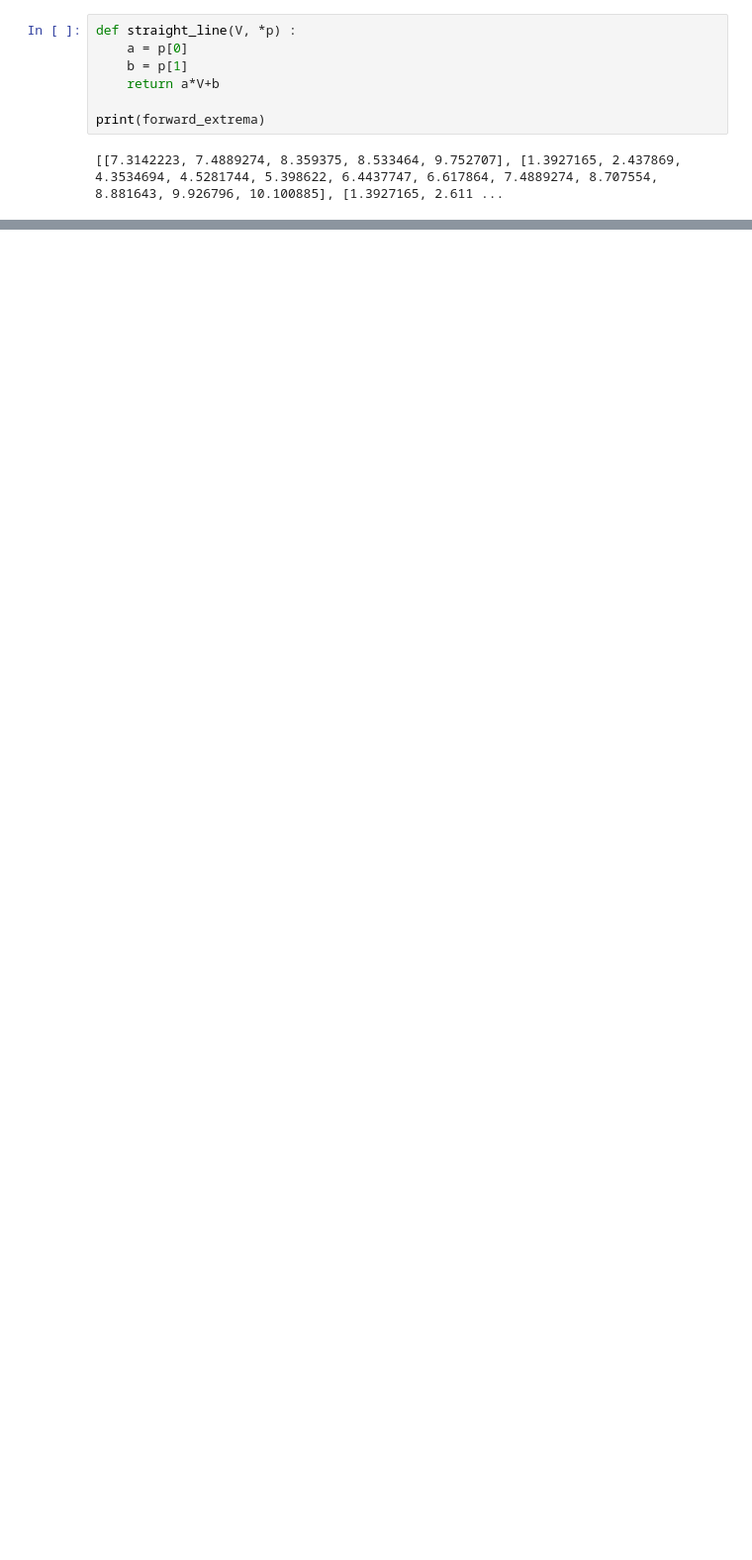
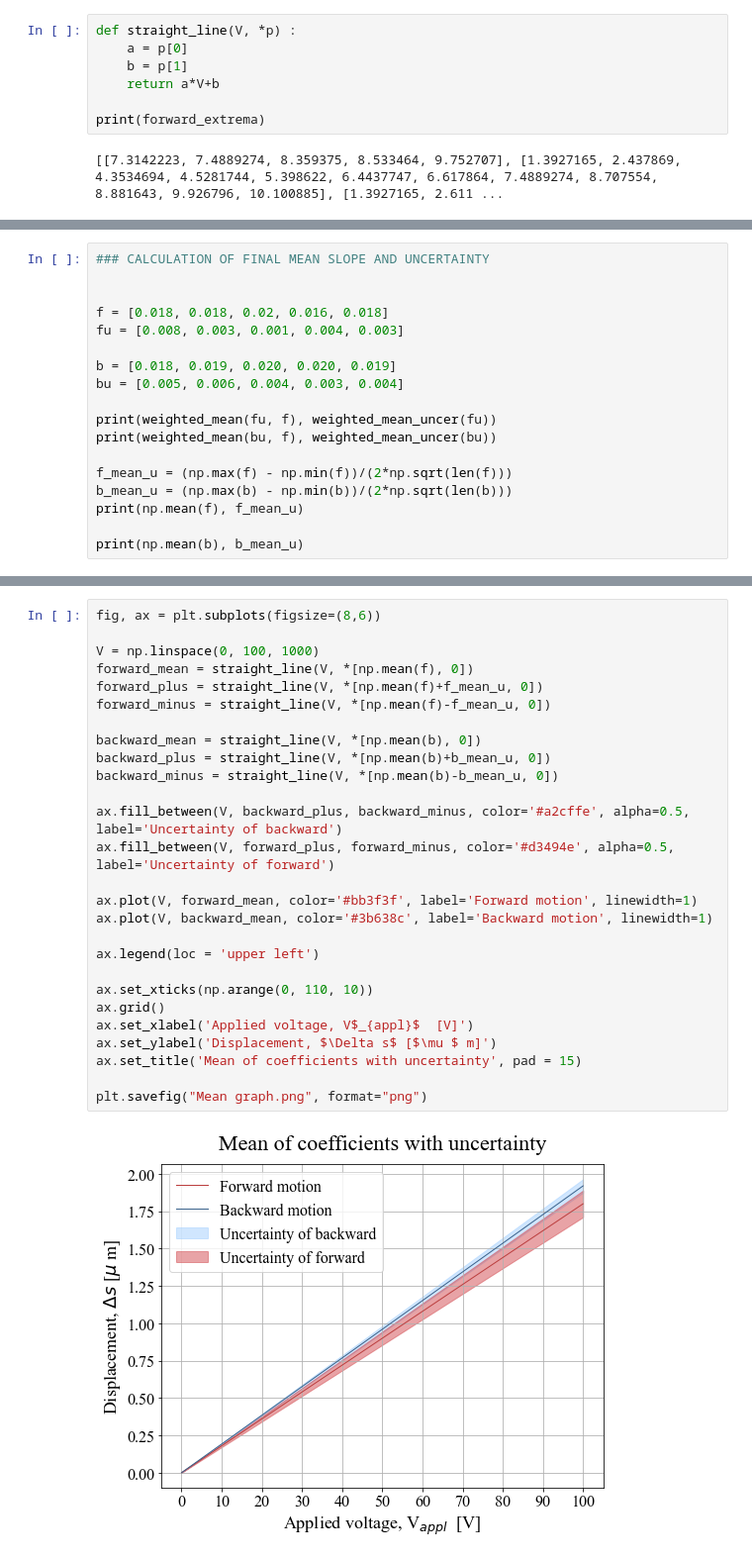
Before and after one commit to Neub28/Experimentel-Physics-2, a Jupyter notebook: Michelson-interferometer/Nicolai/Databehandling dag 1.ipynb, the cells around one changed output, grey strips where cells are left out. Shown at 99% size. Cells and saved outputs as stored; diff of their text form; blank space fills up the shorter version.

```diff
--- a/Michelson-interferometer/Nicolai/Databehandling dag 1.ipynb
+++ b/Michelson-interferometer/Nicolai/Databehandling dag 1.ipynb
@@ -600,0 +626,18 @@ ax[1].set_title("Backward motion", pad = 10)
+# %%
+### CALCULATION OF FINAL MEAN SLOPE AND UNCERTAINTY
+
+
+f = [0.018, 0.018, 0.02, 0.016, 0.018]
+fu = [0.008, 0.003, 0.001, 0.004, 0.003]
+
+b = [0.018, 0.019, 0.020, 0.020, 0.019]
+bu = [0.005, 0.006, 0.004, 0.003, 0.004]
+
+print(weighted_mean(fu, f), weighted_mean_uncer(fu))
+print(weighted_mean(bu, f), weighted_mean_uncer(bu))
+
+f_mean_u = (np.max(f) - np.min(f))/(2*np.sqrt(len(f)))
+b_mean_u = (np.max(b) - np.min(b))/(2*np.sqrt(len(b)))
+print(np.mean(f), f_mean_u)
+
+print(np.mean(b), b_mean_u)
@@ -600,0 +649,29 @@ ax[1].set_title("Backward motion", pad = 10)
+# %%
+fig, ax = plt.subplots(figsize=(8,6))
+
+V = np.linspace(0, 100, 1000)
+forward_mean = straight_line(V, *[np.mean(f), 0])
+forward_plus = straight_line(V, *[np.mean(f)+f_mean_u, 0])
+forward_minus = straight_line(V, *[np.mean(f)-f_mean_u, 0])
+
+backward_mean = straight_line(V, *[np.mean(b), 0])
+backward_plus = straight_line(V, *[np.mean(b)+b_mean_u, 0])
+backward_minus = straight_line(V, *[np.mean(b)-b_mean_u, 0])
+
+ax.fill_between(V, backward_plus, backward_minus, color='#a2cffe', alpha=0.5, label='Uncertainty of backward')
+ax.fill_between(V, forward_plus, forward_minus, color='#d3494e', alpha=0.5, label='Uncertainty of forward')
+
+ax.plot(V, forward_mean, color='#bb3f3f', label='Forward motion', linewidth=1)
+ax.plot(V, backward_mean, color='#3b638c', label='Backward motion', linewidth=1)
+
+ax.legend(loc = 'upper left')
+
+ax.set_xticks(np.arange(0, 110, 10))
+ax.grid()
+ax.set_xlabel('Applied voltage, V$_{appl}$  [V]')
+ax.set_ylabel('Displacement, $\Delta s$ [$\mu $ m]')
+ax.set_title('Mean of coefficients with uncertainty', pad = 15)
+
+plt.savefig("Mean graph.png", format="png")
+# %% [output]
+[figure, added]
```
Also changed, not shown: parts of 14 cells of this notebook, 15 other files.
